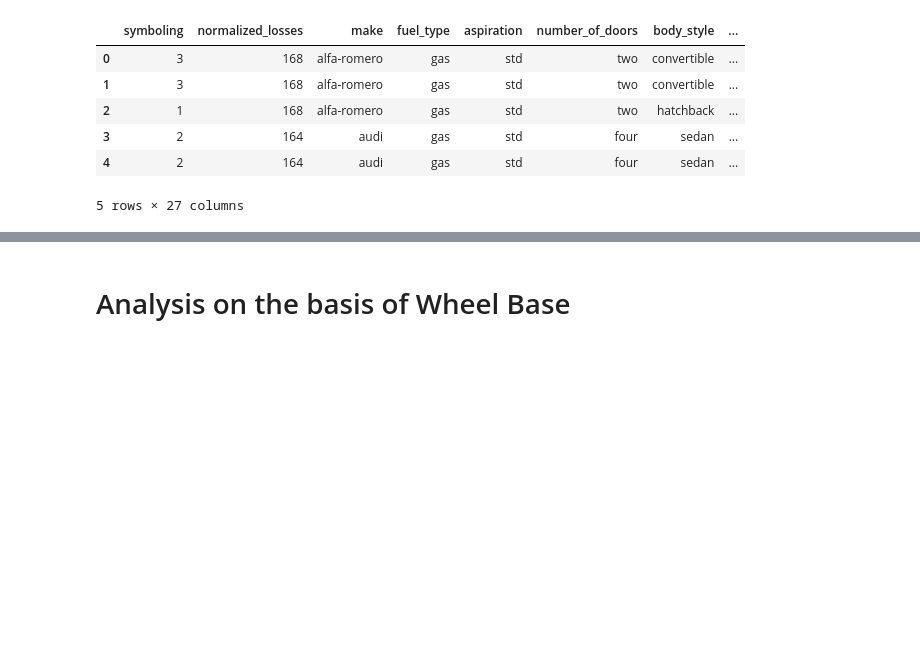
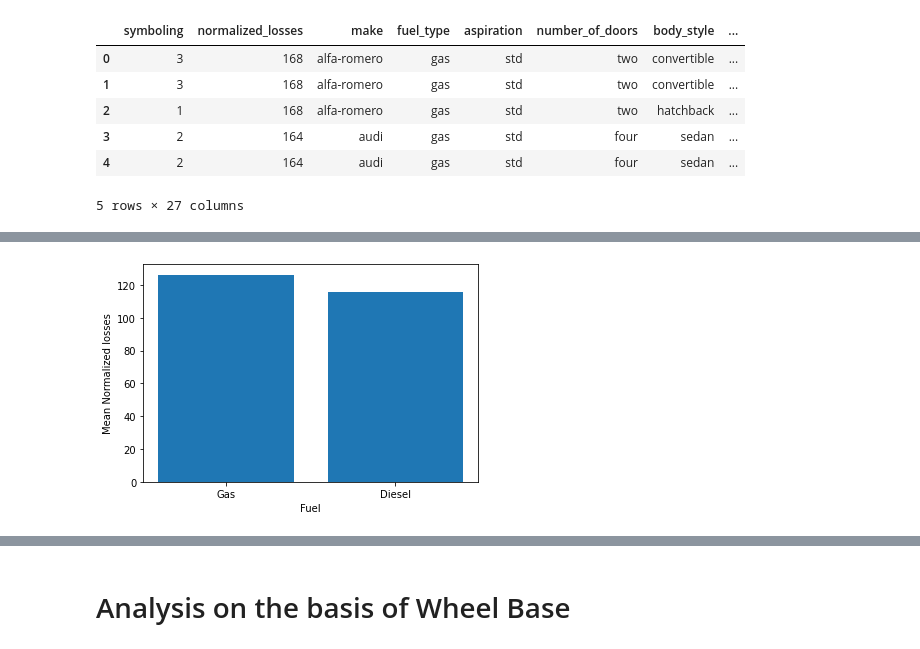
Before and after one commit to aryan-shrivastava09/HenryHarvinDSP, a Jupyter notebook: AutomobileAnalysis.ipynb, the cells around one changed output, grey strips where cells are left out. Cells and saved outputs as stored; diff of their text form; code cells hidden in the pictures; blank space fills up the shorter version.

```diff
--- a/AutomobileAnalysis.ipynb
+++ b/AutomobileAnalysis.ipynb
@@ -75,0 +118,10 @@ df.head()
+# %%
+# verification through normalized losses
+meanNLg = np.mean(dfgas.normalized_losses)
+meanNLd = np.mean(dfdiesel.normalized_losses)
+plt.bar(['Gas', 'Diesel'], [meanNLg, meanNLd])
+plt.xlabel('Fuel')
+plt.ylabel('Mean Normalized losses')
+plt.show()
+# %% [output]
+[figure, added]
```
Also changed, not shown: parts of 14 cells of this notebook, 4 other files.
